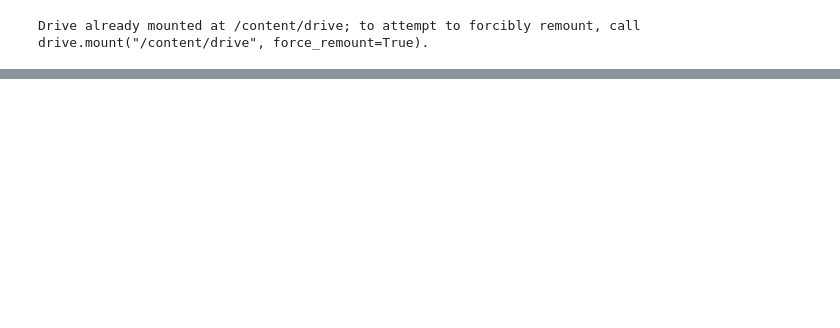
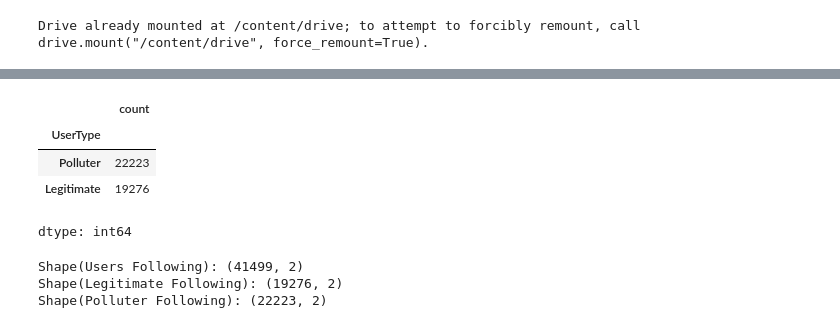
Before and after one commit to rohitkhadka1/SocialHoneyPotAnalyzer, a Jupyter notebook: Twitter_User_Analysis.ipynb, the cells around one changed output, grey strips where cells are left out. Drawn from its saved outputs; the diff is of its cells as text; code cells hidden in the pictures; blank space fills up the shorter version.

```diff
--- a/Twitter_User_Analysis.ipynb
+++ b/Twitter_User_Analysis.ipynb
@@ -182,0 +27,6 @@ df.describe()
+# %%
+df_polluter_users = pd.read_csv("/content/drive/MyDrive/social_honeypot_icwsm_2011/content_polluters.txt",
+                  sep = "\t",
+                  names = ['UserID', "Created at", "Collected at", "Number of followings", "Number of followers", "Number of Tweets", "Length of Screen Name", "LengthOfDescriptionInUserProfile"],
+                  header = None)
+df_polluter_users['UserType'] = "Polluter"
@@ -182,0 +81,7 @@ df.describe()
+# %%
+df_legitimate_users = pd.read_csv("/content/drive/MyDrive/social_honeypot_icwsm_2011/legitimate_users.txt",
+                  sep ="\t",
+                  header = None,
+                  names = ["UserID", "Created at", "Collected at", "Number of followings", "Number of followers", "Number of Tweets", "Length of Screen Name", "LengthOfDescriptionInUserProfile"])
+
+df_legitimate_users['UserType'] = "Legitimate"
@@ -182,0 +136,6 @@ df.describe()
+# %%
+# df_users = df_polluter_users.merge(df_legitimate_users, on = "UserID", how = "inner")
+df_users =  pd.concat([df_polluter_users, df_legitimate_users], axis = 0)
+print(f"Shape(Users): {df_users.shape}")
+print(f"Shape(Legitimate): {df_legitimate_users.shape}")
+print(f"Shape(Polluter): {df_polluter_users.shape}")
@@ -182,0 +155,17 @@ df.describe()
+# %%
+df_users['UserType'].value_counts()
+# %% [output]
+|  | count |
+| UserType |  |
+| Polluter | 22223 |
+| Legitimate | 19276 |
+dtype: int64
+# %%
+df_following = pd.concat([df_polluter_following, df_legitimate_following], axis = 0)
+print(f"Shape(Users Following): {df_following.shape}")
+print(f"Shape(Legitimate Following): {df_legitimate_following.shape}")
+print(f"Shape(Polluter Following): {df_polluter_following.shape}")
+# %% [output]
+Shape(Users Following): (41499, 2)
+Shape(Legitimate Following): (19276, 2)
+Shape(Polluter Following): (22223, 2)
```
Also changed, not shown: parts of 43 cells of this notebook.
